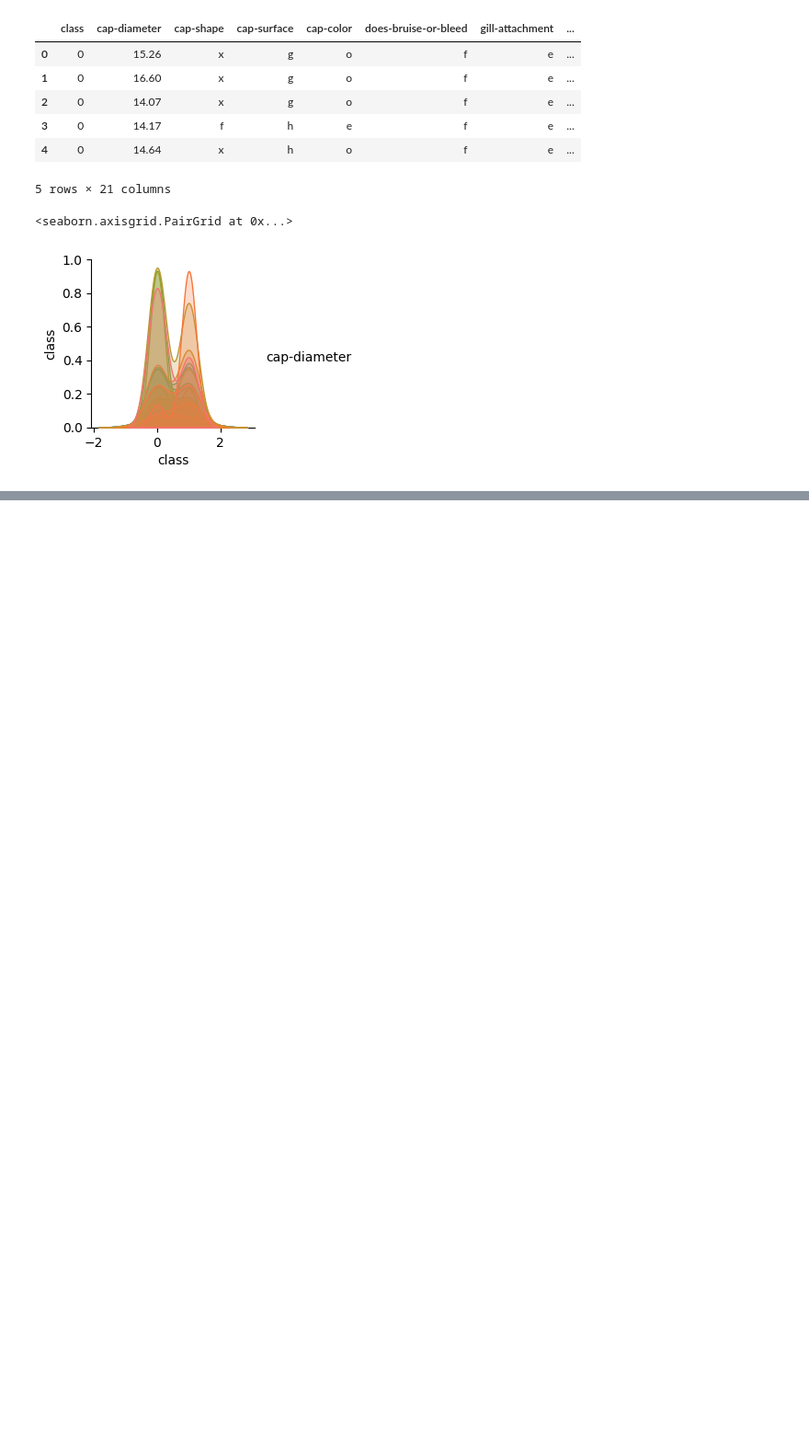
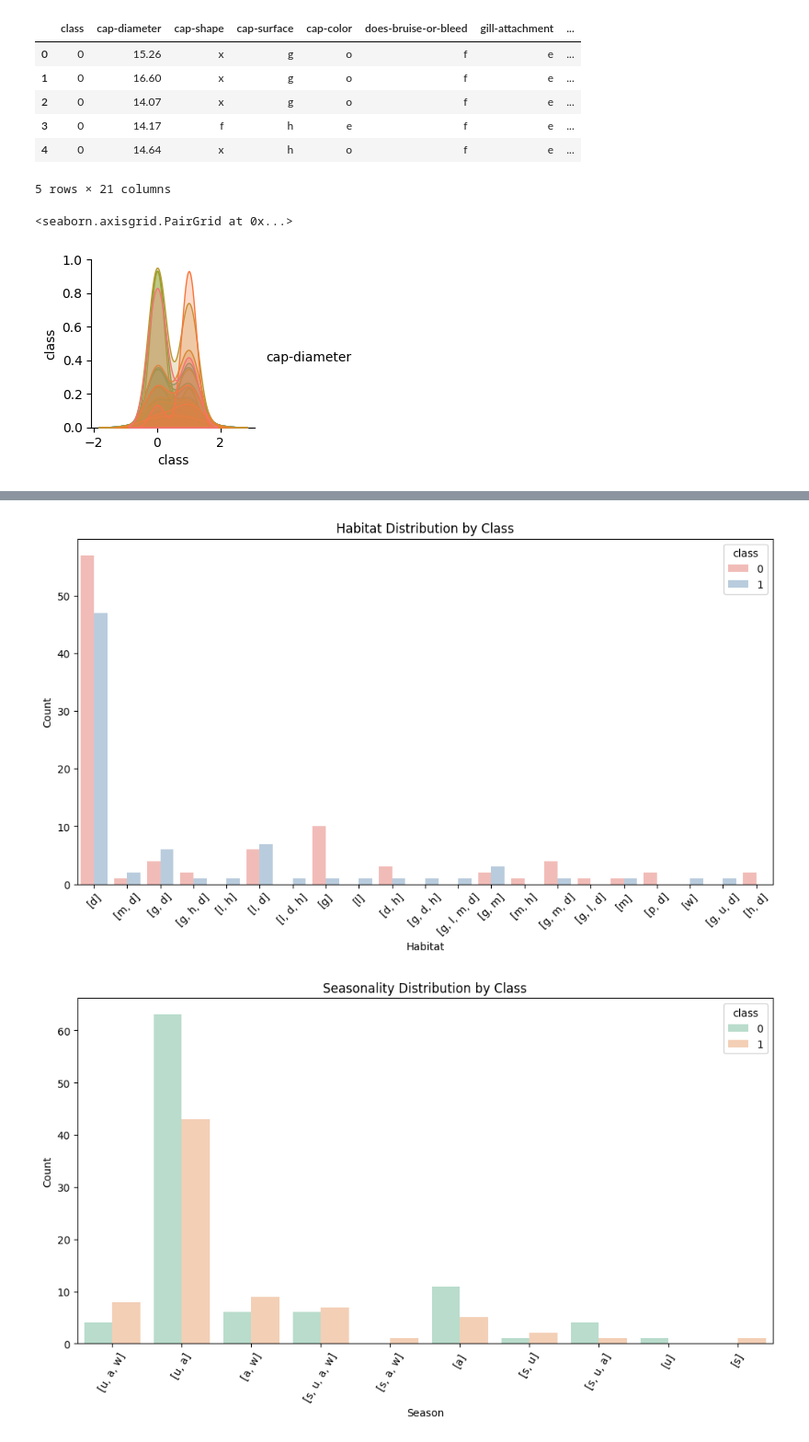
Before and after one commit to arnavkamra14/CSE151A_MushroomAnalysis, a Jupyter notebook: Untitled-1.ipynb, the cells around one changed output, grey strips where cells are left out. Shown at 92% size. Saved outputs shown, nothing was run; the diff lists cells and outputs as text; code cells hidden in the pictures; blank space fills up the shorter version.

```diff
--- a/Untitled-1.ipynb
+++ b/Untitled-1.ipynb
@@ -141,0 +164,23 @@ sns.pairplot(pdf2, hue='cap-diameter')
+# %%
+# Habitat Distribution by Class
+plt.figure(figsize=(12, 6))
+sns.countplot(data=pdf2, x='habitat', hue='class', palette='Pastel1')
+plt.title('Habitat Distribution by Class')
+plt.xlabel('Habitat')
+# Rotating x-axis labels
+plt.xticks(rotation=45)
+plt.ylabel('Count')
+plt.show()
+
+# Seasonality Distribution by Class
+plt.figure(figsize=(12, 6))
+sns.countplot(data=pdf2, x='season', hue='class', palette='Pastel2')
+plt.title('Seasonality Distribution by Class')
+plt.xlabel('Season')
+# Rotating x-axis labels
+plt.xticks(rotation=60)
+plt.ylabel('Count')
+plt.show()
+# %% [output]
+[figure, added]
+[figure, added]
```
Also changed, not shown: parts of 3 cells of this notebook.
